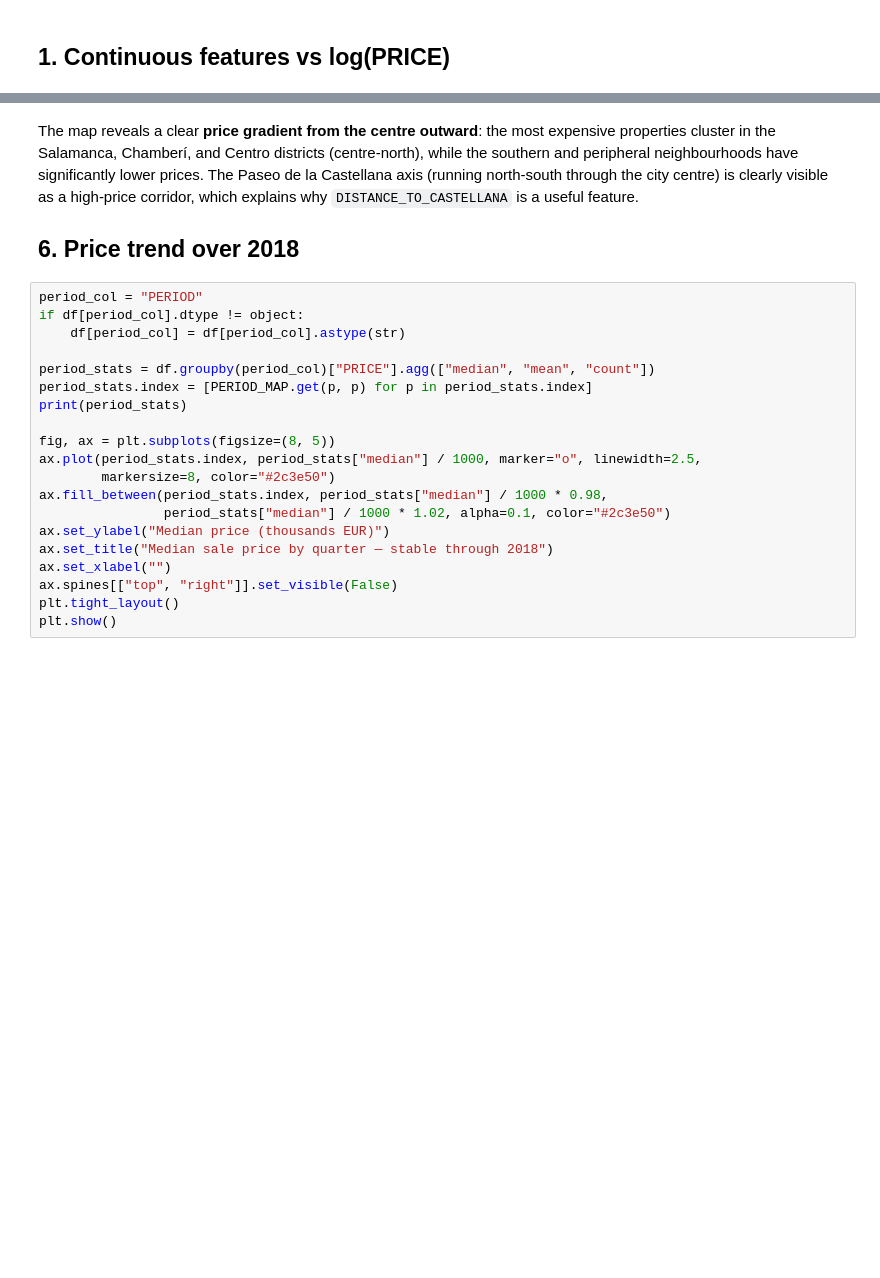
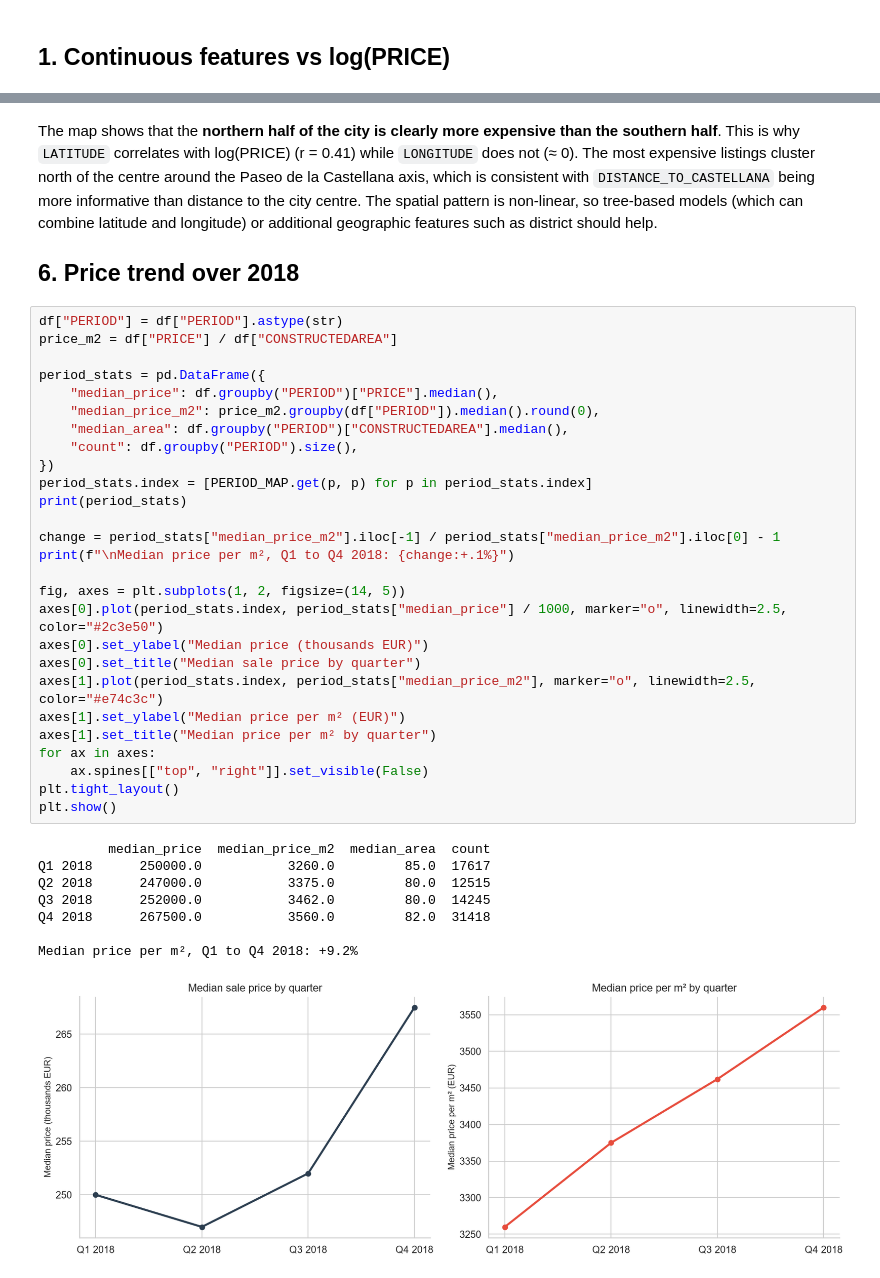
Before and after one commit to PabloMonteroRuiz/machine-learning-airbnb, a Jupyter notebook: notebooks/03_bivariate_analysis_and_conclusions.ipynb, the cells around one changed output, grey strips where cells are left out. Saved outputs shown, nothing was run; the diff lists cells and outputs as text; blank space fills up the shorter version.

```diff
--- a/notebooks/03_bivariate_analysis_and_conclusions.ipynb
+++ b/notebooks/03_bivariate_analysis_and_conclusions.ipynb
@@ -221,25 +278,41 @@ plt.show()
 # %% [markdown]
-The map reveals a clear **price gradient from the centre outward**: the most expensive properties cluster in the Salamanca, Chamberí, and Centro districts (centre-north), while the southern and peripheral neighbourhoods have significantly lower prices. The Paseo de la Castellana axis (running north-south through the city centre) is clearly visible as a high-price corridor, which explains why `DISTANCE_TO_CASTELLANA` is a useful feature.
+The map shows that the **northern half of the city is clearly more expensive than the southern half**. This is why `LATITUDE` correlates with log(PRICE) (r = 0.41) while `LONGITUDE` does not (≈ 0). The most expensive listings cluster north of the centre around the Paseo de la Castellana axis, which is consistent with `DISTANCE_TO_CASTELLANA` being more informative than distance to the city centre. The spatial pattern is non-linear, so tree-based models (which can combine latitude and longitude) or additional geographic features such as district should help.
 
 ## 6. Price trend over 2018
 # %%
-period_col = "PERIOD"
-if df[period_col].dtype != object:
-    df[period_col] = df[period_col].astype(str)
+df["PERIOD"] = df["PERIOD"].astype(str)
+price_m2 = df["PRICE"] / df["CONSTRUCTEDAREA"]
 
-period_stats = df.groupby(period_col)["PRICE"].agg(["median", "mean", "count"])
+period_stats = pd.DataFrame({
+    "median_price": df.groupby("PERIOD")["PRICE"].median(),
+    "median_price_m2": price_m2.groupby(df["PERIOD"]).median().round(0),
+    "median_area": df.groupby("PERIOD")["CONSTRUCTEDAREA"].median(),
+    "count": df.groupby("PERIOD").size(),
+})
 period_stats.index = [PERIOD_MAP.get(p, p) for p in period_stats.index]
 print(period_stats)
 
-fig, ax = plt.subplots(figsize=(8, 5))
-ax.plot(period_stats.index, period_stats["median"] / 1000, marker="o", linewidth=2.5,
-        markersize=8, color="#2c3e50")
-ax.fill_between(period_stats.index, period_stats["median"] / 1000 * 0.98,
-                period_stats["median"] / 1000 * 1.02, alpha=0.1, color="#2c3e50")
-ax.set_ylabel("Median price (thousands EUR)")
-ax.set_title("Median sale price by quarter — stable through 2018")
-ax.set_xlabel("")
-ax.spines[["top", "right"]].set_visible(False)
+change = period_stats["median_price_m2"].iloc[-1] / period_stats["median_price_m2"].iloc[0] - 1
+print(f"\nMedian price per m², Q1 to Q4 2018: {change:+.1%}")
+
+fig, axes = plt.subplots(1, 2, figsize=(14, 5))
+axes[0].plot(period_stats.index, period_stats["median_price"] / 1000, marker="o", linewidth=2.5, color="#2c3e50")
+axes[0].set_ylabel("Median price (thousands EUR)")
+axes[0].set_title("Median sale price by quarter")
+axes[1].plot(period_stats.index, period_stats["median_price_m2"], marker="o", linewidth=2.5, color="#e74c3c")
+axes[1].set_ylabel("Median price per m² (EUR)")
+axes[1].set_title("Median price per m² by quarter")
+for ax in axes:
+    ax.spines[["top", "right"]].set_visible(False)
 plt.tight_layout()
 plt.show()
+# %% [output]
+         median_price  median_price_m2  median_area  count
+Q1 2018      250000.0           3260.0         85.0  17617
+Q2 2018      247000.0           3375.0         80.0  12515
+Q3 2018      252000.0           3462.0         80.0  14245
+Q4 2018      267500.0           3560.0         82.0  31418
+
+Median price per m², Q1 to Q4 2018: +9.2%
+[figure, added]
 # %% [markdown]
```
Also changed, not shown: parts of 12 cells of this notebook.
